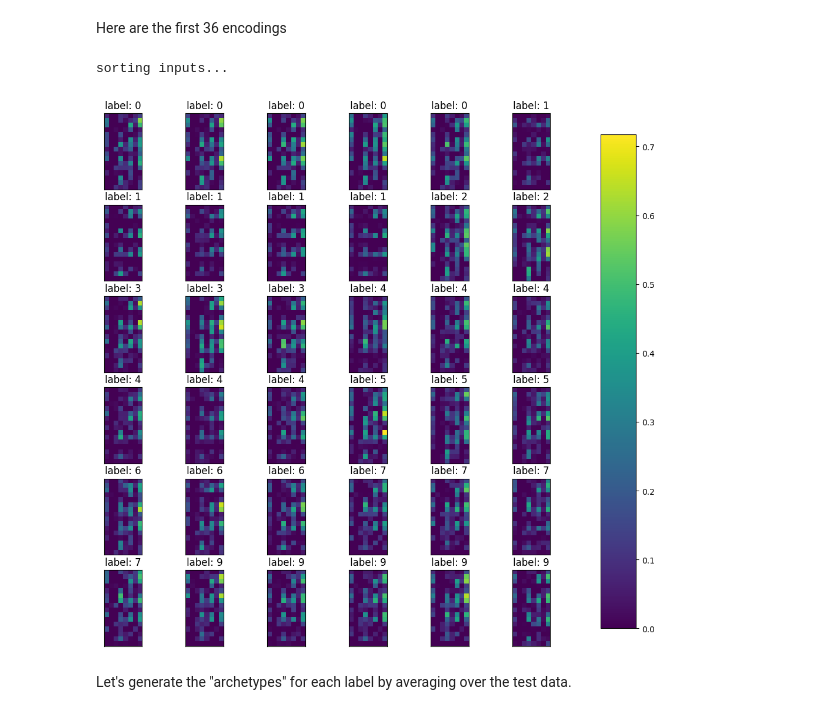
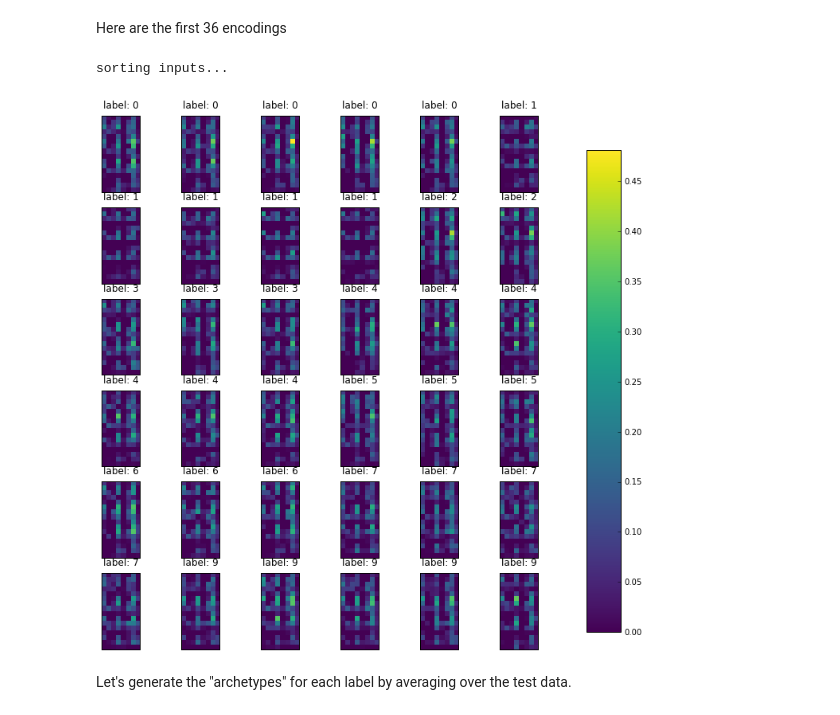
Before and after one commit to asberk/active-learning, a Jupyter notebook: AutoEncoders/Results of fitting.ipynb, the cells around one changed output. Saved outputs shown, nothing was run; the diff lists cells and outputs as text; code cells hidden in the pictures.

```diff
--- a/AutoEncoders/Results of fitting.ipynb
+++ b/AutoEncoders/Results of fitting.ipynb
@@ -124,14 +136,15 @@ from autoencoders import load_data, plot_encoded
 # %%
 (x_train, y_train), (x_test, y_test) = load_data()
 # %%
-scenc_pred = scenc.predict(x_test)
+scenc_pred = scenc.predict(np.concatenate((x_test, x_train)))
+all_labels = np.concatenate((y_test, y_train))
 # %% [markdown]
 Here are the first 36 encodings
 # %%
-plot_encoded(scenc_pred, y_test, n = 36, sorted_labels=True, max_img_cols=6)
+plot_encoded(scenc_pred, all_labels, n = 36, sorted_labels=True, max_img_cols=6)
 # %% [output]
 sorting inputs...
-[figure, old version]
+[figure, new version]
 # %% [markdown]
 Let's generate the "archetypes" for each label by averaging over the test data.
 # %%
```
Also changed, not shown: parts of 12 cells of this notebook, 1 other file.
